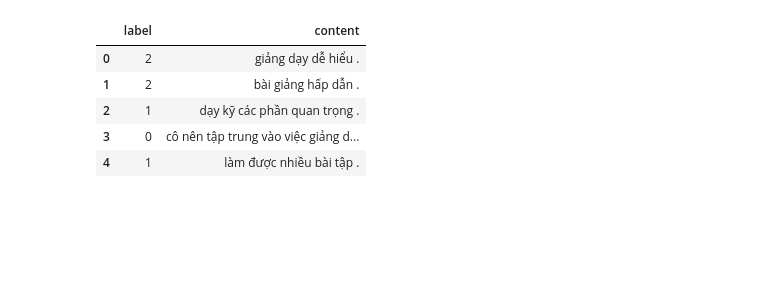
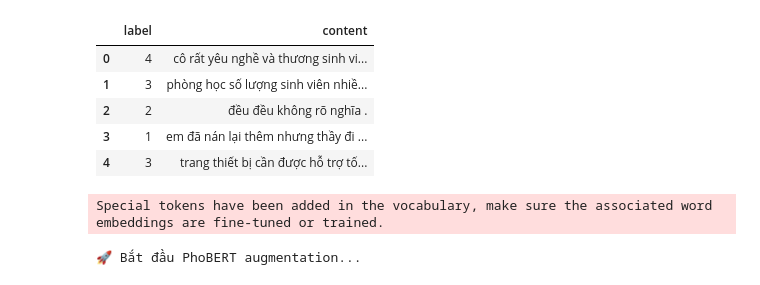
Before and after one commit to nguyenmanhtuan2004/JointMatch-VietNam, a Jupyter notebook: data/uit-vsfc/preprocess.ipynb, the cells around one changed output. Drawn from its saved outputs; the diff is of its cells as text; code cells hidden in the pictures; blank space fills up the shorter version.

```diff
--- a/data/uit-vsfc/preprocess.ipynb
+++ b/data/uit-vsfc/preprocess.ipynb
@@ -1,12 +1,12 @@
 # %%
 # read data
 import pandas as pd
-df = pd.read_csv('test.csv')
+df = pd.read_csv('train.csv')
 df.head()
 # %% [output]
 |  | label | content |
-| 0 | 2 | giảng dạy dễ hiểu . |
-| 1 | 2 | bài giảng hấp dẫn . |
-| 2 | 1 | dạy kỹ các phần quan trọng . |
-| 3 | 0 | cô nên tập trung vào việc giảng d... |
-| 4 | 1 | làm được nhiều bài tập . |
+| 0 | 4 | cô rất yêu nghề và thương sinh vi... |
+| 1 | 3 | phòng học số lượng sinh viên nhiề... |
+| 2 | 2 | đều đều không rõ nghĩa . |
+| 3 | 1 | em đã nán lại thêm nhưng thầy đi ... |
+| 4 | 3 | trang thiết bị cần được hỗ trợ tố... |
@@ -189,0 +13,68 @@ df.to_csv('train.csv', index=False)
+# %%
+# !pip install transformers underthesea torch
+
+import random, torch
+from underthesea import word_tokenize
+from transformers import AutoTokenizer, AutoModelForMaskedLM
+from tqdm import tqdm
+
+random.seed(1)
+
+tok = AutoTokenizer.from_pretrained("vinai/phobert-base", use_fast=False)
+mlm = AutoModelForMaskedLM.from_pretrained("vinai/phobert-base")
+mlm.eval()
+
+# (tuỳ chọn) stopwords
+STOP = set()
+try:
+    with open("vietnamese-stopwords.txt", encoding="utf-8") as f:
+        STOP = set([x.strip().lower() for x in f if x.strip()])
+except:
+    pass
+
+def phobert_mask_replace(sent, k=10, replace_ratio=0.1):
+    if not isinstance(sent, str) or not sent.strip():
+        return sent
+    seg = word_tokenize(sent, format="text")  # "học_sinh đang_học bài_tập"
+    words = seg.split()
+    # chọn token có chữ cái và không thuộc stopwords (bỏ dấu _ trước khi check)
+    cand_idx = [i for i,w in enumerate(words)
+                if w.replace("_"," ").isalpha() and w.replace("_"," ").lower() not in STOP]
+    if not cand_idx:
+        return sent
+
+    n_replace = max(1, int(len(words) * replace_ratio))
+    n_replace = min(n_replace, len(cand_idx))
+
+    for idx in random.sample(cand_idx, n_replace):
+        orig = words[idx]
+        words[idx] = "<mask>"
+        masked = " ".join(words)
+        input_ids = tok.encode(masked, return_tensors="pt")
+
+        with torch.no_grad():
+            logits = mlm(input_ids).logits
+        mask_pos = (input_ids[0] == tok.mask_token_id).nonzero(as_tuple=True)[0]
+        probs = torch.softmax(logits[0, mask_pos, :], dim=-1).squeeze(0)
+        topk = torch.topk(probs, k)
+
+        # chọn ứng viên khác bản gốc
+        replaced = False
+        for tid in topk.indices.tolist():
+            cand = tok.decode([tid]).strip().replace(" ", "_")
+            if cand.lower() != orig.lower() and cand.isalpha():
+                words[idx] = cand
+                replaced = True
+                break
+        if not replaced:
+            words[idx] = orig  # fallback
+
+    return " ".join(w.replace("_", " ") for w in words)
+
+# Áp dụng vào DataFrame với progress bar
+print("🚀 Bắt đầu PhoBERT augmentation...")
+tqdm.pandas(desc="PhoBERT augmenting")
+df["synonym_aug"] = df["content"].progress_apply(lambda s: phobert_mask_replace(s, k=10, replace_ratio=0.1))
+# %% [output]
+Special tokens have been added in the vocabulary, make sure the associated word embeddings are fine-tuned or trained.
+🚀 Bắt đầu PhoBERT augmentation...
```
Also changed, not shown: parts of 6 cells of this notebook, 4 other files.
